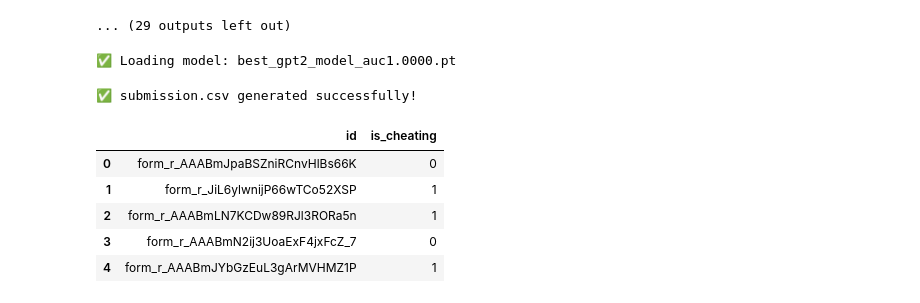
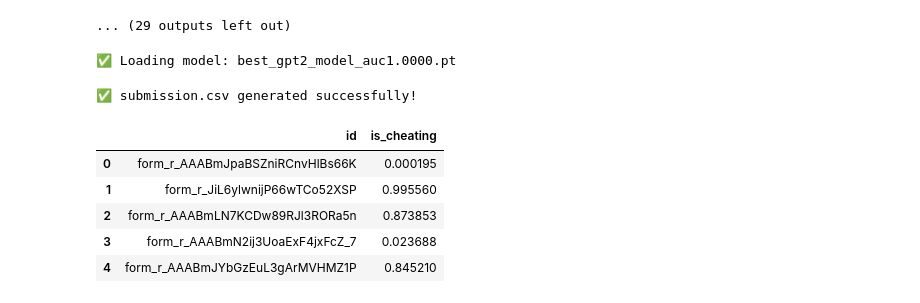
Before and after one commit to Wangadeveloper/Machine-Learning-Tutorial, a Jupyter notebook: is-cheating3.ipynb, the cells around one changed output. Cells and saved outputs as stored; diff of their text form; code cells hidden in the pictures.

Commit message:
Kaggle Notebook | is_cheating3 | Version 3

```diff
--- a/is-cheating3.ipynb
+++ b/is-cheating3.ipynb
@@ -978,42 +978,44 @@ device = "cuda" if torch.cuda.is_available() else "cpu"
 # Load best available model automatically
 model_paths = glob.glob("best_gpt2_model_auc*.pt")
 if not model_paths:
     raise FileNotFoundError("No trained model found in the current directory!")
 best_model_path = sorted(model_paths)[-1]
 print(f"✅ Loading model: {best_model_path}")
 
 model.load_state_dict(torch.load(best_model_path, map_location=device))
 model.to(device)
 model.eval()
 
-pred_labels = []
+# ==========================
+# Inference
+# ==========================
+pred_probs = []
 
 with torch.no_grad():
     for i in tqdm(range(0, len(test_tensors), 8), desc="Predicting"):
         batch_inputs = test_tensors[i:i+8].to(device)
         outputs = model(batch_inputs)
-        logits = outputs[:, -1, :]
-        probs = F.softmax(logits, dim=1)[:, 1]
-        preds = (probs > 0.5).long().cpu().numpy()
-        pred_labels.extend(preds)
+        logits = outputs[:, -1, :]  # (batch, 2)
+        probs = F.softmax(logits, dim=1)[:, 1]  # probability of AI-generated (is_cheating=1)
+        pred_probs.extend(probs.cpu().numpy())
 
 # ==========================
-# Create submission
+# Create submission (probabilities)
 # ==========================
 submission = pd.DataFrame({
     "id": ids,
-    "is_cheating": pred_labels
+    "is_cheating": pred_probs  # probabilities, not 0/1
 })
 
 submission.to_csv("submission.csv", index=False)
 print("✅ submission.csv generated successfully!")
 display(submission.head())
 # %% [output]
 ✅ Loading model: best_gpt2_model_auc1.0000.pt
 ✅ submission.csv generated successfully!
 |  | id | is_cheating |
-| 0 | form_r_AAABmJpaBSZniRCnvHlBs66K | 0 |
-| 1 | form_r_JiL6ylwnijP66wTCo52XSP | 1 |
-| 2 | form_r_AAABmLN7KCDw89RJl3RORa5n | 1 |
-| 3 | form_r_AAABmN2ij3UoaExF4jxFcZ_7 | 0 |
-| 4 | form_r_AAABmJYbGzEuL3gArMVHMZ1P | 1 |
+| 0 | form_r_AAABmJpaBSZniRCnvHlBs66K | 0.000195 |
+| 1 | form_r_JiL6ylwnijP66wTCo52XSP | 0.995560 |
+| 2 | form_r_AAABmLN7KCDw89RJl3RORa5n | 0.873853 |
+| 3 | form_r_AAABmN2ij3UoaExF4jxFcZ_7 | 0.023688 |
+| 4 | form_r_AAABmJYbGzEuL3gArMVHMZ1P | 0.845210 |
```
Also changed, not shown: parts of 1 cell of this notebook.
